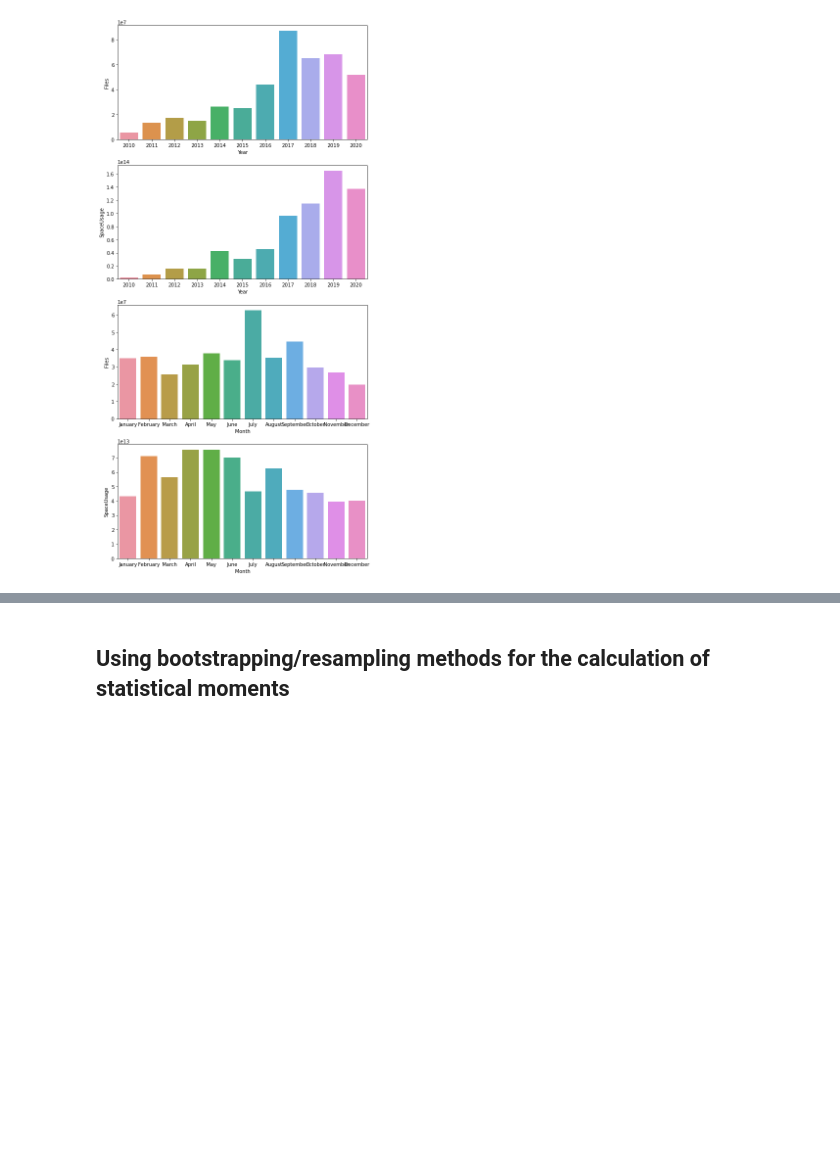
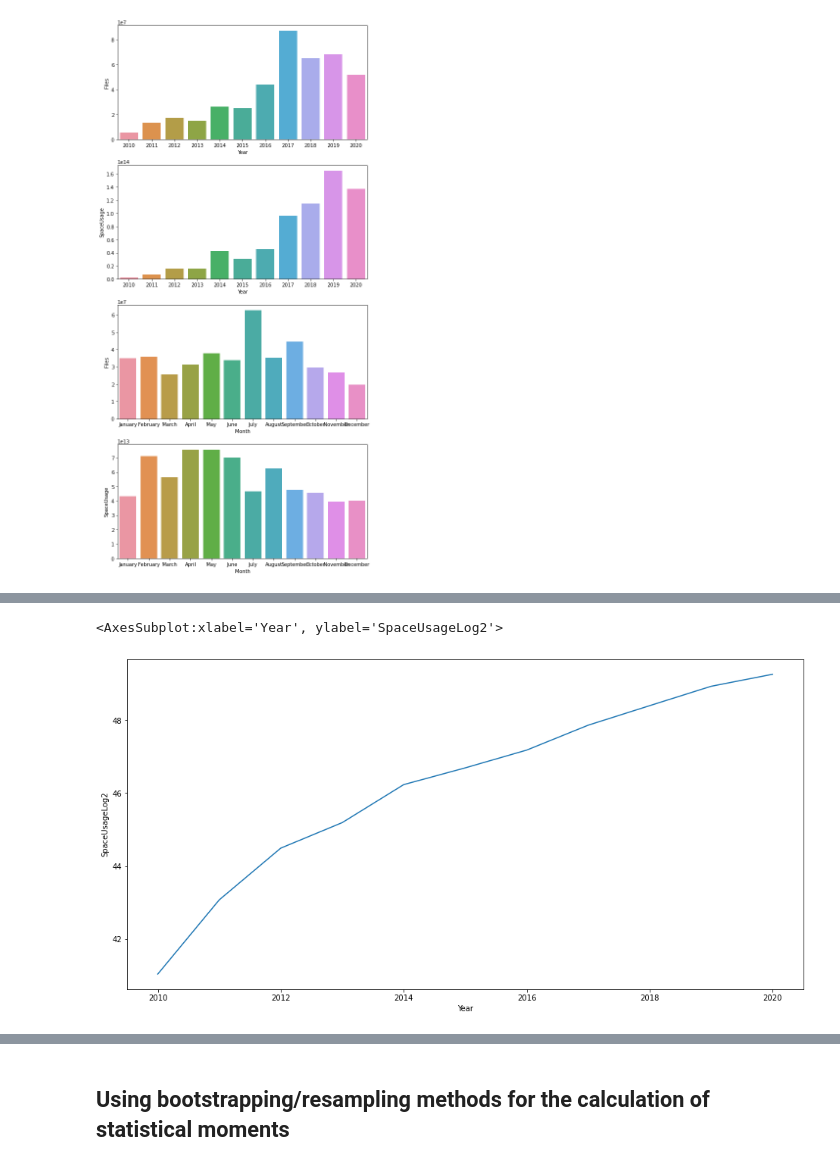
Before and after one commit to AaltoSciComp/data-analysis-workflows-course, a Jupyter notebook: python_exercises/ch3-python-lecture.ipynb, the cells around one changed output, grey strips where cells are left out. Cells and saved outputs as stored; diff of their text form; code cells hidden in the pictures; blank space fills up the shorter version.

```diff
--- a/python_exercises/ch3-python-lecture.ipynb
+++ b/python_exercises/ch3-python-lecture.ipynb
@@ -167,0 +188,8 @@ plt.savefig('newall_python.svg')
+# %%
+yearly_cumsum['SpaceUsageLog2'] = yearly_cumsum['SpaceUsage'].apply(np.log2)
+
+fig, ax = plt.subplots(figsize=(16,8))
+sb.lineplot(x='Year', y='SpaceUsageLog2', data=yearly_cumsum, ci=None, ax=ax)
+# %% [output]
+<AxesSubplot:xlabel='Year', ylabel='SpaceUsageLog2'>
+[figure, added]
```
Also changed, not shown: parts of 46 cells of this notebook, 1 other file.
